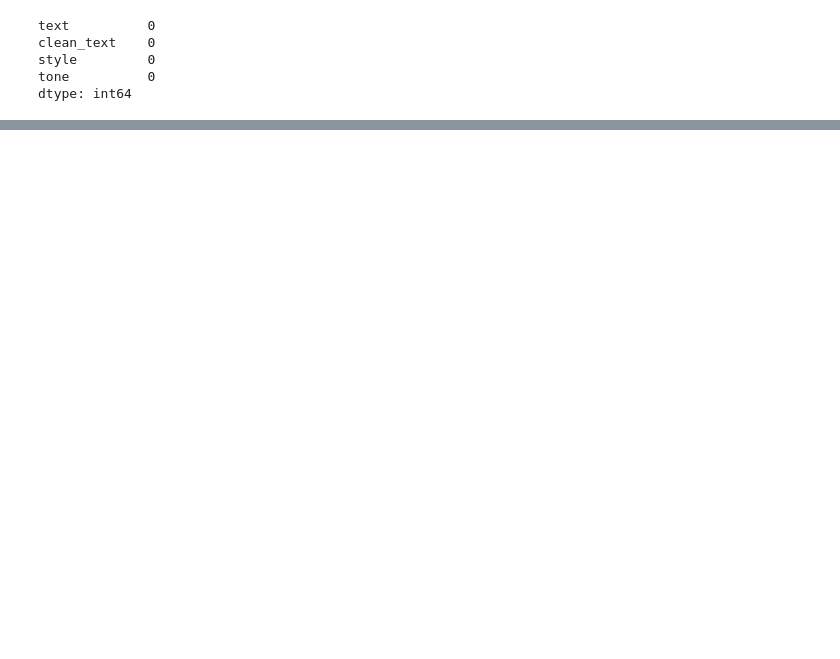
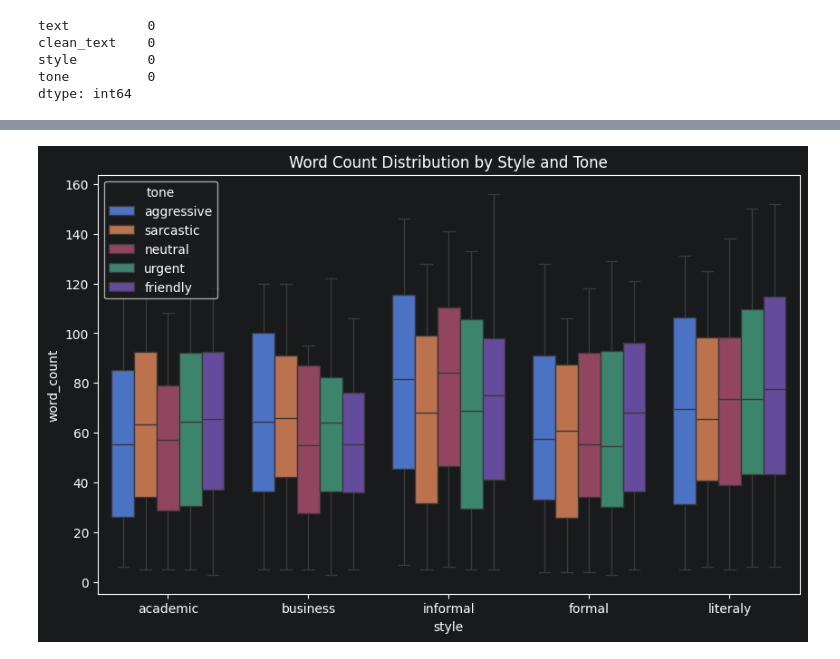
Before and after one commit to zave52/text-style-detection, a Jupyter notebook: eda_01.ipynb, the cells around one changed output, grey strips where cells are left out. Drawn from its saved outputs; the diff is of its cells as text; code cells hidden in the pictures; blank space fills up the shorter version.

```diff
--- a/eda_01.ipynb
+++ b/eda_01.ipynb
@@ -168,0 +170,7 @@ plt.show()
+# %%
+plt.figure(figsize=(10, 6))
+sns.boxplot(data=df, x="style", y="word_count", hue="tone")
+plt.title("Word Count Distribution by Style and Tone")
+plt.show()
+# %% [output]
+[figure, added]
```
Also changed, not shown: parts of 10 cells of this notebook, 7 other files.
